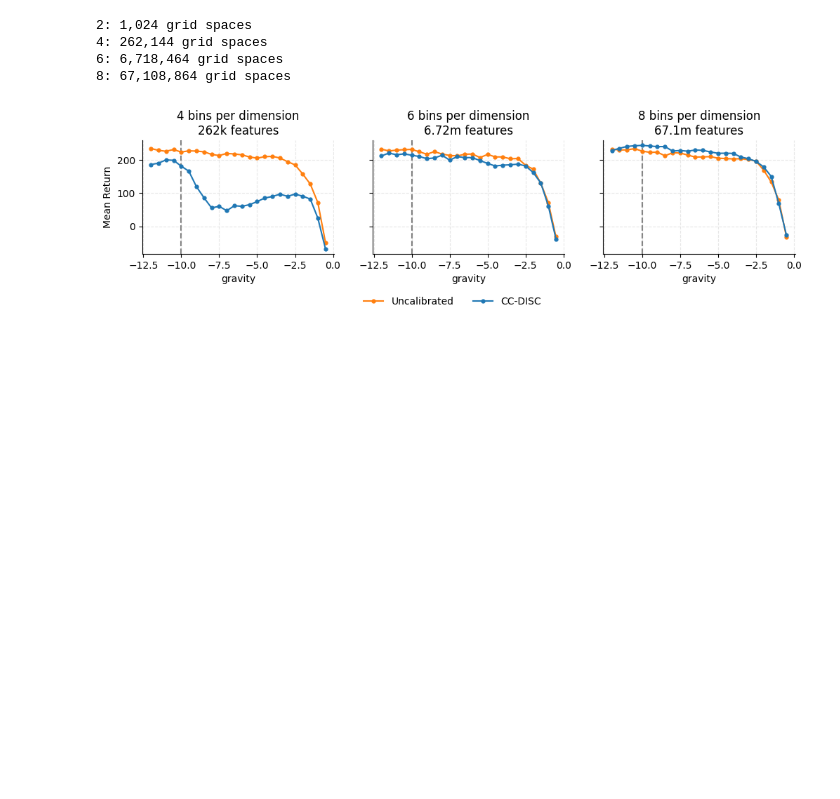
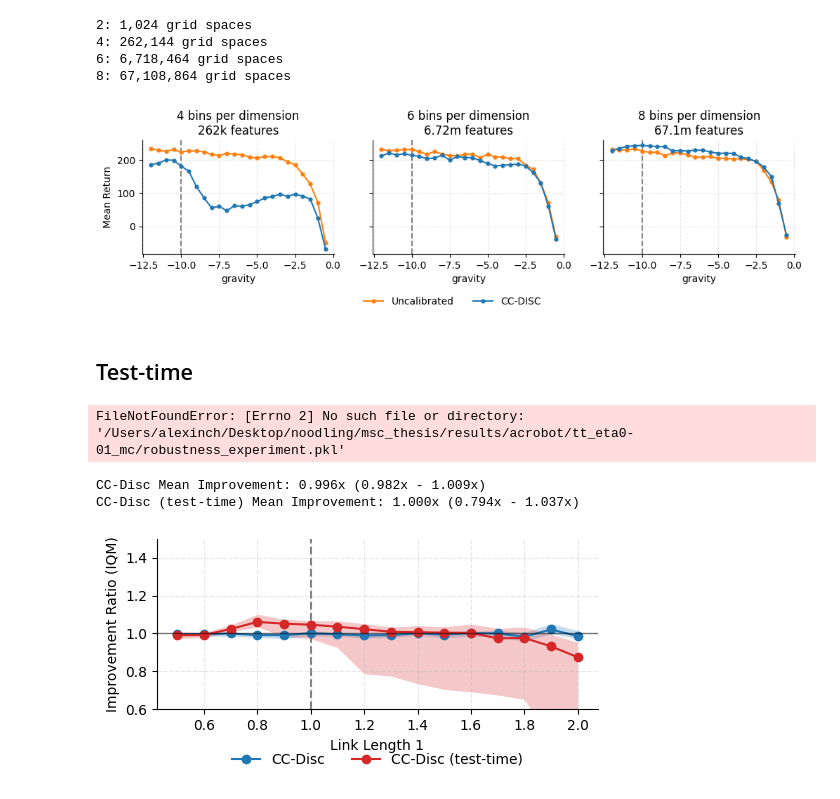
Before and after one commit to foty-hub/msc_thesis, a Jupyter notebook: notebooks/cartpole/final_plots.ipynb, the cells around one changed output. Saved outputs shown, nothing was run; the diff lists cells and outputs as text; code cells hidden in the pictures; blank space fills up the shorter version.

```diff
--- a/notebooks/cartpole/final_plots.ipynb
+++ b/notebooks/cartpole/final_plots.ipynb
@@ -920,3 +925,47 @@ plt.savefig(output_dir / 'robustness_experiments' / 'll_disc_scaling.pdf', bbox_
 plt.show()
 # %% [output]
 [figure]
+# %% [markdown]
+## Test-time
+# %%
+acrobot_tt_info = deepcopy(acrobot_info)
+acrobot_info.agent_result_names = {
+    "dqn_ccnn_nofalloff": "normal",
+    "tt_eta0-01_td": "testtime",
+}
+# %%
+tt_acro_df = load_dataframes(acrobot_info)
+tt_acro_df['agent_type'] = 'ignore'
+# %% [output]
+FileNotFoundError: [Errno 2] No such file or directory: '/Users/alexinch/Desktop/noodling/msc_thesis/results/acrobot/tt_eta0-01_mc/robustness_experiment.pkl'
+# %%
+tt_cols = ['returns_noconf', 'returns_conf', 'returns_tta']
+
+df = filter_df(tt_acro_df, acrobot_tt_info, aggfunc={c: 'mean' for c in tt_cols}).reset_index()
+df = df.drop(columns='agent_type')
+
+tt_acro_ratios = compute_ratios(df, acrobot_tt_info, 'returns_tta')
+conf_acro_ratios = compute_ratios(df, acrobot_tt_info, 'returns_conf')
+ratio_dict = {'CC-Disc': conf_acro_ratios, 'CC-Disc (test-time)': tt_acro_ratios}
+
+ratio_score, ratio_cis = rly.get_interval_estimates(
+    ratio_dict, iqm, reps=50_000
+)
+param_vals = df[acrobot_tt_info.param].unique()
+# %%
+plot_improvement_curve(
+    xs=param_vals,
+    ratio_score=ratio_score,
+    ratio_cis=ratio_cis,
+    title='',
+    xlabel='Link Length 1',
+    config=acrobot_tt_info,
+    legend_title='',
+    plotname='acro_tt',
+    ylim=(0.6, 1.5),
+    figsize=(5, 2.5)
+)
+# %% [output]
+CC-Disc Mean Improvement: 0.996x (0.982x - 1.009x)
+CC-Disc (test-time) Mean Improvement: 1.000x (0.794x - 1.037x)
+[figure, added]
```
Also changed, not shown: parts of 5 cells of this notebook, 1 other file.
